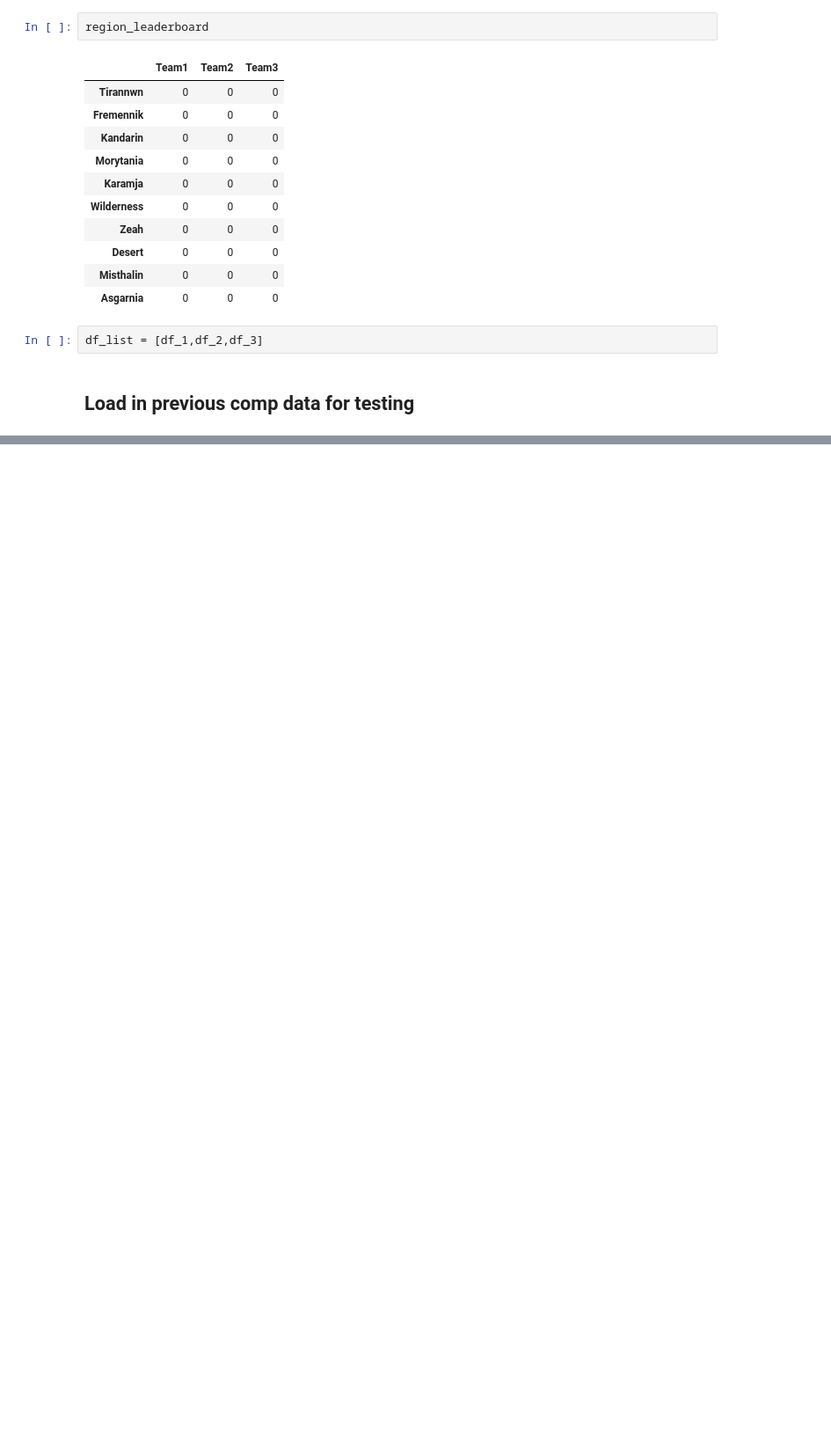
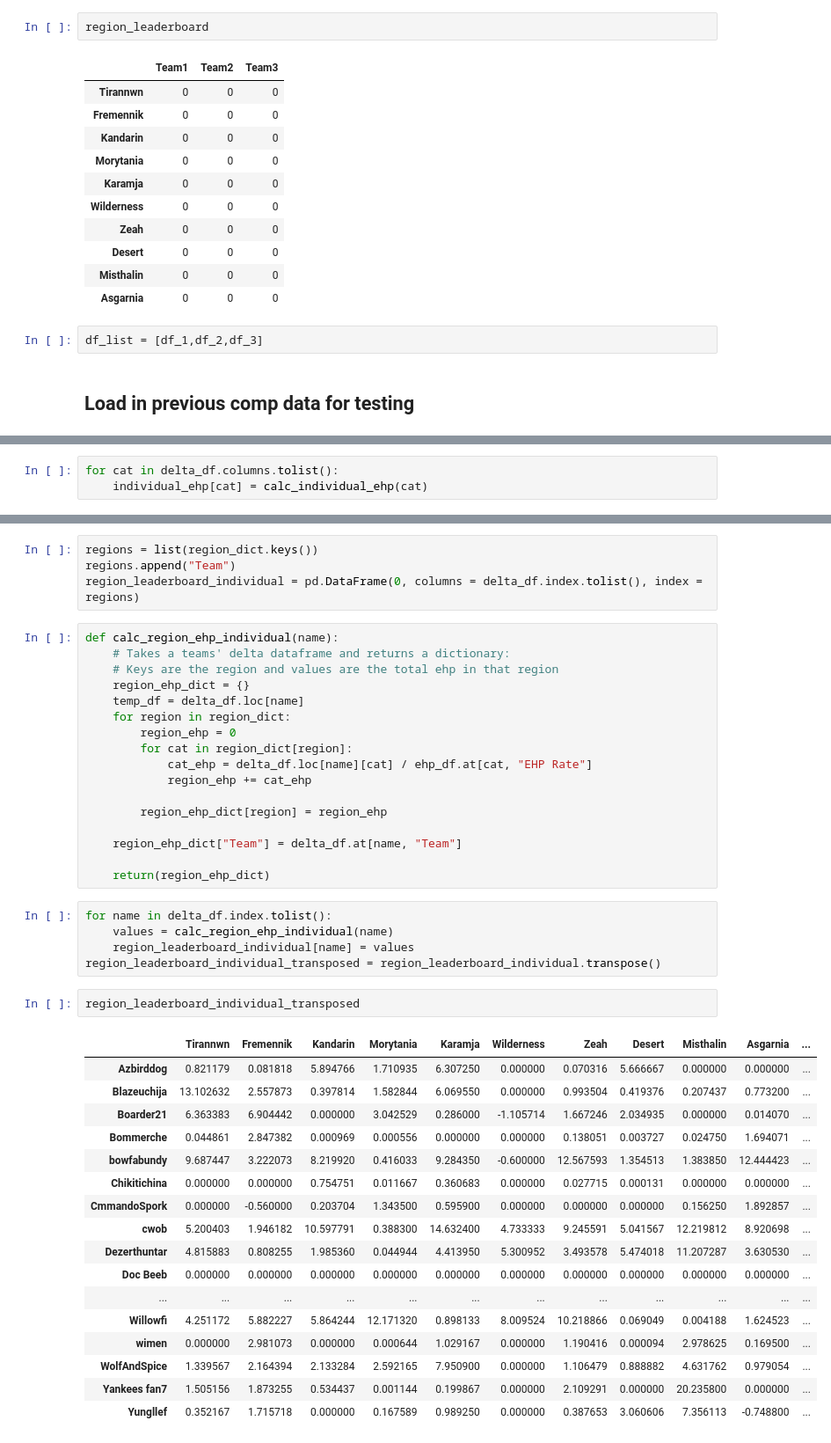
Before and after one commit to B-Loesch/KOTR, a Jupyter notebook: King_of_the_trails.ipynb, the cells around one changed output, grey strips where cells are left out. Shown at 88% size. Drawn from its saved outputs; the diff is of its cells as text; blank space fills up the shorter version.

```diff
--- a/King_of_the_trails.ipynb
+++ b/King_of_the_trails.ipynb
@@ -316,0 +260,3 @@ overall_score
+# %%
+for cat in delta_df.columns.tolist():
+    individual_ehp[cat] = calc_individual_ehp(cat)
@@ -316,0 +286,46 @@ overall_score
+# %%
+regions = list(region_dict.keys())
+regions.append("Team")
+region_leaderboard_individual = pd.DataFrame(0, columns = delta_df.index.tolist(), index = regions)
+# %%
+def calc_region_ehp_individual(name):
+    # Takes a teams' delta dataframe and returns a dictionary:
+    # Keys are the region and values are the total ehp in that region
+    region_ehp_dict = {}
+    temp_df = delta_df.loc[name]
+    for region in region_dict:
+        region_ehp = 0
+        for cat in region_dict[region]:
+            cat_ehp = delta_df.loc[name][cat] / ehp_df.at[cat, "EHP Rate"]
+            region_ehp += cat_ehp
+
+        region_ehp_dict[region] = region_ehp
+
+    region_ehp_dict["Team"] = delta_df.at[name, "Team"]
+
+    return(region_ehp_dict)
+# %%
+for name in delta_df.index.tolist():
+    values = calc_region_ehp_individual(name)
+    region_leaderboard_individual[name] = values
+region_leaderboard_individual_transposed = region_leaderboard_individual.transpose()
+# %%
+region_leaderboard_individual_transposed
+# %% [output]
+|  | Tirannwn | Fremennik | Kandarin | Morytania | Karamja | Wilderness | Zeah | Desert | Misthalin | Asgarnia | ... |
+| Azbirddog | 0.821179 | 0.081818 | 5.894766 | 1.710935 | 6.307250 | 0.000000 | 0.070316 | 5.666667 | 0.000000 | 0.000000 | ... |
+| Blazeuchija | 13.102632 | 2.557873 | 0.397814 | 1.582844 | 6.069550 | 0.000000 | 0.993504 | 0.419376 | 0.207437 | 0.773200 | ... |
+| Boarder21 | 6.363383 | 6.904442 | 0.000000 | 3.042529 | 0.286000 | -1.105714 | 1.667246 | 2.034935 | 0.000000 | 0.014070 | ... |
+| Bommerche | 0.044861 | 2.847382 | 0.000969 | 0.000556 | 0.000000 | 0.000000 | 0.138051 | 0.003727 | 0.024750 | 1.694071 | ... |
+| bowfabundy | 9.687447 | 3.222073 | 8.219920 | 0.416033 | 9.284350 | -0.600000 | 12.567593 | 1.354513 | 1.383850 | 12.444423 | ... |
+| Chikitichina | 0.000000 | 0.000000 | 0.754751 | 0.011667 | 0.360683 | 0.000000 | 0.027715 | 0.000131 | 0.000000 | 0.000000 | ... |
+| CmmandoSpork | 0.000000 | -0.560000 | 0.203704 | 1.343500 | 0.595900 | 0.000000 | 0.000000 | 0.000000 | 0.156250 | 1.892857 | ... |
+| cwob | 5.200403 | 1.946182 | 10.597791 | 0.388300 | 14.632400 | 4.733333 | 9.245591 | 5.041567 | 12.219812 | 8.920698 | ... |
+| Dezerthuntar | 4.815883 | 0.808255 | 1.985360 | 0.044944 | 4.413950 | 5.300952 | 3.493578 | 5.474018 | 11.207287 | 3.630530 | ... |
+| Doc Beeb | 0.000000 | 0.000000 | 0.000000 | 0.000000 | 0.000000 | 0.000000 | 0.000000 | 0.000000 | 0.000000 | 0.000000 | ... |
+| ... | ... | ... | ... | ... | ... | ... | ... | ... | ... | ... | ... |
+| Willowfi | 4.251172 | 5.882227 | 5.864244 | 12.171320 | 0.898133 | 8.009524 | 10.218866 | 0.069049 | 0.004188 | 1.624523 | ... |
+| wimen | 0.000000 | 2.981073 | 0.000000 | 0.000644 | 1.029167 | 0.000000 | 1.190416 | 0.000094 | 2.978625 | 0.169500 | ... |
+| WolfAndSpice | 1.339567 | 2.164394 | 2.133284 | 2.592165 | 7.950900 | 0.000000 | 1.106479 | 0.888882 | 4.631762 | 0.979054 | ... |
+| Yankees fan7 | 1.505156 | 1.873255 | 0.534437 | 0.001144 | 0.199867 | 0.000000 | 2.109291 | 0.000000 | 20.235800 | 0.000000 | ... |
+| Yungllef | 0.352167 | 1.715718 | 0.000000 | 0.167589 | 0.989250 | 0.000000 | 0.387653 | 3.060606 | 7.356113 | -0.748800 | ... |
```
Also changed, not shown: parts of 33 cells of this notebook.
